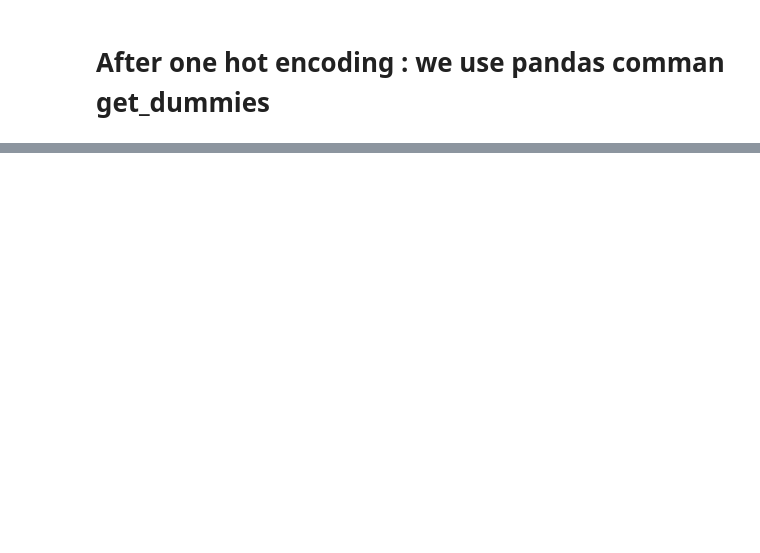
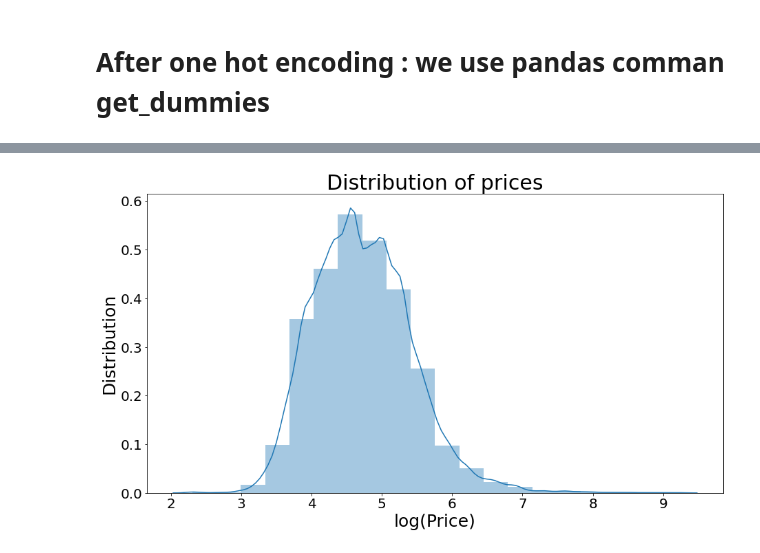
Before and after one commit to Vyaghri-Sista/RentalProperty-prediction, a Jupyter notebook: Final.ipynb, the cells around one changed output, grey strips where cells are left out. Cells and saved outputs as stored; diff of their text form; code cells hidden in the pictures; blank space fills up the shorter version.

```diff
--- a/Final.ipynb
+++ b/Final.ipynb
@@ -319,10 +336,7 @@ X_enc_hname=pd.get_dummies(data.host_name,prefix='HName')
 # %%
-Var = pd.concat([data, X_enc_rt,X_enc_nh,X_enc_ng], axis=1)
+Var = pd.concat([data, X_enc_rt,X_enc_nh], axis=1)
 D1=Var[(Var['price'] > 0)]
 #D2=D1.iloc[:,7:26]
-n1=np.log(D1['price'])
-n2=np.log(D1['Distance in m'])
-D1['price new']=n1
-D1['Distance new']=n2
-D1.head()
+Var.shape
+#D1.head()
 # %% [output]
@@ -345,0 +362,11 @@ See the caveats in the documentation: https://pandas.pydata.org/pandas-docs/stab
+# %%
+figure =plt.figure(figsize=(15,8))
+sns.distplot(D1['price new'],bins=20)
+plt.title('Distribution of prices', fontsize=30)
+plt.xlabel('log(Price)',fontsize=25)
+plt.ylabel('Distribution',fontsize=25)
+plt.xticks(fontsize=20)
+plt.yticks(fontsize=20)
+plt.show()
+# %% [output]
+[figure, added]
```
Also changed, not shown: parts of 19 cells of this notebook, 1 other file.
